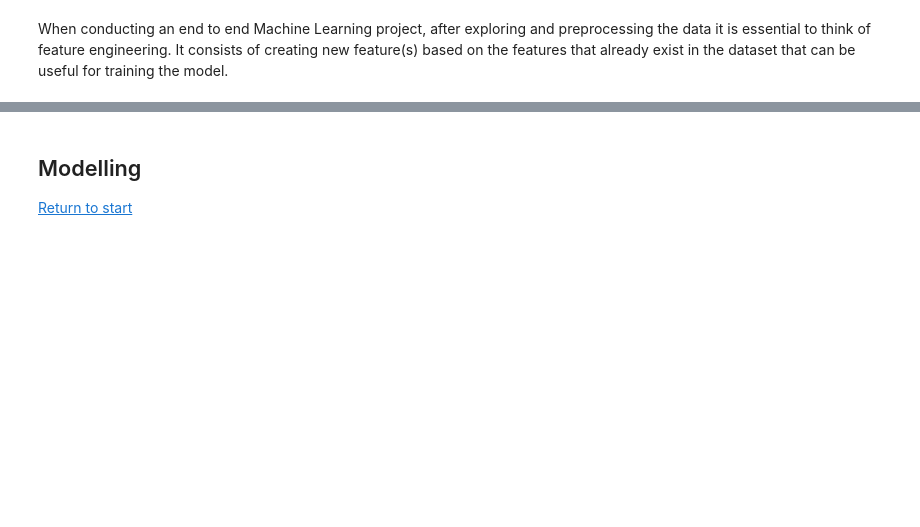
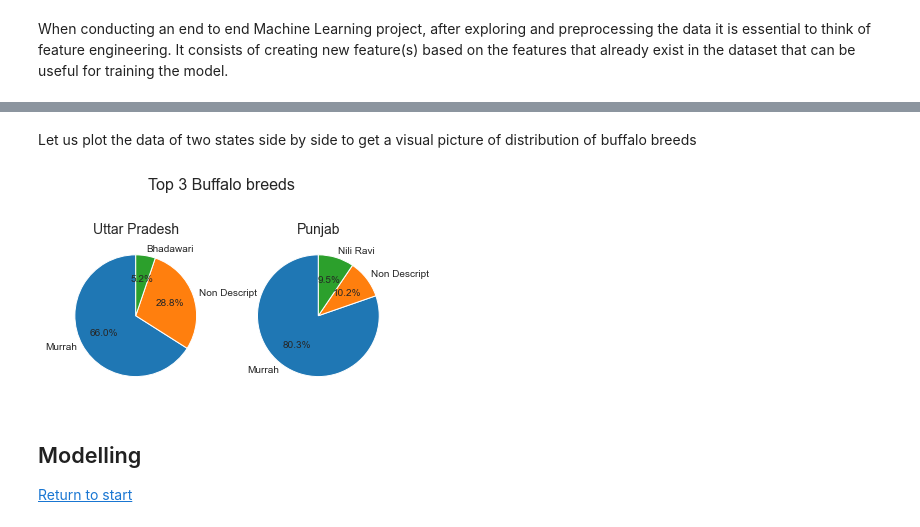
Before and after one commit to cybertraining-dsc/fa20-523-326, a Jupyter notebook: project/code/project.ipynb, the cells around one changed output, grey strips where cells are left out. Saved outputs shown, nothing was run; the diff lists cells and outputs as text; code cells hidden in the pictures; blank space fills up the shorter version.

```diff
--- a/project/code/project.ipynb
+++ b/project/code/project.ipynb
@@ -191,0 +524,12 @@ Murrah_df.head(10)
+# %%
+# Filter data for Uttar Pradesh state and Buffalo breeds
+top_state_df = buffalo_df.loc[buffalo_df.index == "UTTAR PRADESH"][breed_name_list]
+top_state_df.reset_index(drop=True, inplace=True)
+
+temp_df = top_state_df.reset_index().melt() # Transpose data from row to column
+temp_df.columns = ["Breed","Count"] # Change column name for readability
+temp_df.sort_values(by="Count", axis=0, ascending=False, inplace=True) # Sort data by breed count
+
+# Display Top 3 records
+output = temp_df[:3]
+print(output.to_markdown(tablefmt="grid"))
@@ -191,0 +546,15 @@ Murrah_df.head(10)
+# %%
+# capture labels and values for plotting
+label_1 = list(output.Breed.values)
+sizes_1 = list(output.Count.values)
+# %%
+top_state_df = buffalo_df.loc[buffalo_df.index == "PUNJAB"][breed_name_list]
+top_state_df.reset_index(drop=True, inplace=True)
+
+temp_df = top_state_df.reset_index().melt() # Transpose data from row to column
+temp_df.columns = ["Breed","Count"] # Change column name for readability
+temp_df.sort_values(by="Count", axis=0, ascending=False, inplace=True) # Sort data by breed count
+
+# Display Top 3 records
+output = temp_df[:3]
+print(output.to_markdown(tablefmt="grid"))
@@ -192,3 +571,19 @@ Murrah_df.head(10)
+# %%
+# capture labels and values for plotting
+label_2 = list(output.Breed.values)
+sizes_2 = list(output.Count.values)
+# %% [markdown]
+Let us plot the data of two states side by side to get a visual picture of distribution of buffalo breeds
+# %%
+fig, (ax0,ax1) = plt.subplots(1, 2)
+fig.suptitle('Top 3 Buffalo breeds', fontsize=16)
+ax0.set_title('Uttar Pradesh', fontsize=14)
+ax1.set_title('Punjab', fontsize=14)
+ax0.pie(sizes_1, labels=label_1, autopct='%1.1f%%',startangle=90)
+ax1.pie(sizes_2, labels=label_2, autopct='%1.1f%%',startangle=90)
+plt.show()
+# %% [output]
+[figure, added]
 # %% [markdown]
 <a id=Modeling></a>
 ## Modelling
```
Also changed, not shown: parts of 141 cells of this notebook, 4 other files.
